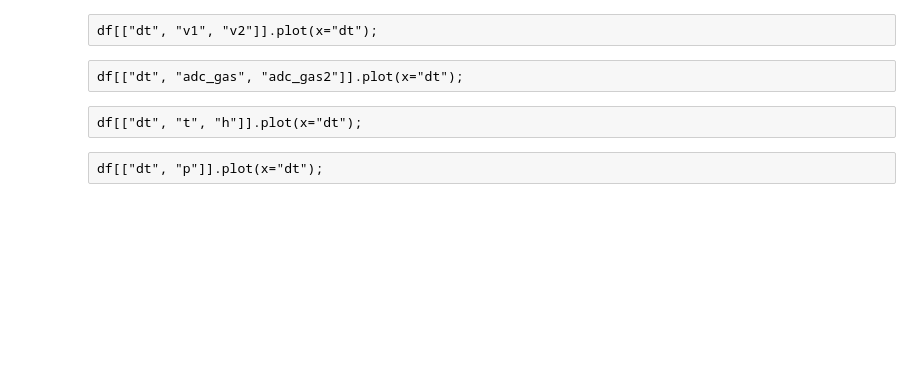
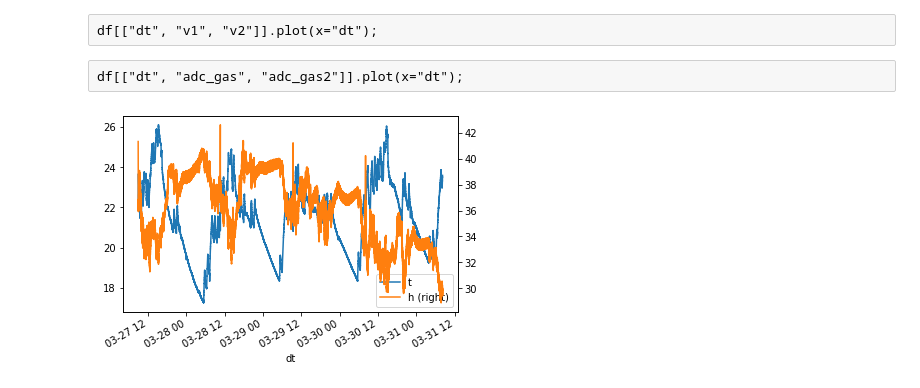
Before and after one commit to crdietrich/meerkat, a Jupyter notebook: examples/NB 3 bme_680.ipynb, the cells around one changed output. Drawn from its saved outputs; the diff is of its cells as text; code cells hidden in the pictures; blank space fills up the shorter version.

```diff
--- a/examples/NB 3 bme_680.ipynb
+++ b/examples/NB 3 bme_680.ipynb
@@ -146,0 +159,18 @@ df.dt = pd.to_datetime(df.dt)
+# %%
+df2 = pd.read_csv("test_2.csv", names=["dt",
+                                 "t", "p", "h",
+                                 "gas_res", "adc_gas", "adc_gas2", "v1", "v2",
+                                 "valid", "stable"])
+df2.dt = pd.to_datetime(df2.dt)
+# %%
+df3 = pd.read_csv("test_3.csv", names=["dt",
+                                 "t", "p", "h",
+                                 "gas_res", "adc_gas", "adc_gas2", "v1", "v2",
+                                 "valid", "stable"])
+df3.dt = pd.to_datetime(df3.dt)
+# %%
+df4 = pd.read_csv("test_4.csv", names=["dt",
+                                 "t", "p", "h",
+                                 "gas_res", "adc_gas", "adc_gas2", "v1", "v2",
+                                 "valid", "stable"])
+df4.dt = pd.to_datetime(df4.dt)
@@ -147,2 +189,4 @@ df.dt = pd.to_datetime(df.dt)
+# %%
+df = pd.concat([df1, df2, df3, df4], axis=0)
 # %%
 df[["dt", "gas_res"]].plot(x="dt");
@@ -150,7 +208,3 @@ df[["dt", "gas_res"]].plot(x="dt");
 df[["dt", "v1", "v2"]].plot(x="dt");
 # %% [raw]
 df[["dt", "adc_gas", "adc_gas2"]].plot(x="dt");
-# %% [raw]
-df[["dt", "t", "h"]].plot(x="dt");
-# %% [raw]
-df[["dt", "p"]].plot(x="dt");
@@ -160,0 +211,4 @@ dev.debug_read_registers()
+# %%
+df[["dt", "t", "h"]].plot(x="dt", secondary_y="h");
+# %% [output]
+[figure, added]
```
Also changed, not shown: parts of 22 cells of this notebook.
